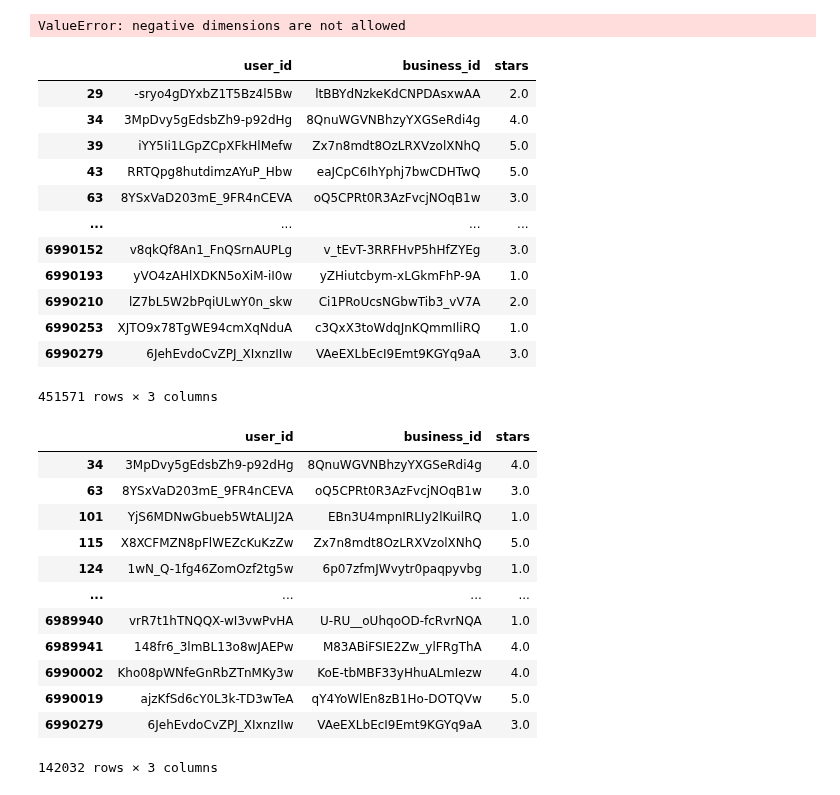
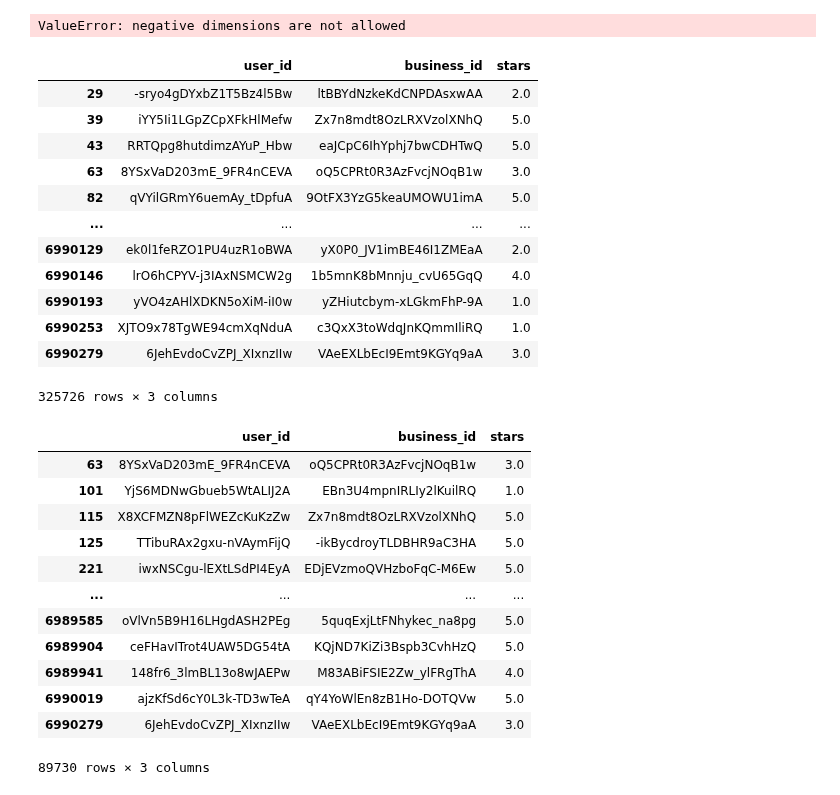
Before and after one commit to larasneves/ComplexDataAnalysis, a Jupyter notebook: baseline.ipynb, the cells around one changed output. Saved outputs shown, nothing was run; the diff lists cells and outputs as text; code cells hidden in the pictures.

```diff
--- a/baseline.ipynb
+++ b/baseline.ipynb
@@ -66,25 +66,25 @@ df_pivot = df_review.pivot_table(index='user_id', columns='business_id', values=
 # %% [output]
 ValueError: negative dimensions are not allowed
 # %%
-# Filtering the data just for Nashville
+# Filtering the data just for Restaurants in Nashville
 df_nashville = df_review.merge(df_business, how='left', on='business_id')
-df_nashville = df_nashville[df_nashville['city'] == 'Nashville']
+df_nashville = df_nashville[(df_nashville['city'] == 'Nashville') & (df_nashville['categories'].str.contains('Restaurants', na=False))]
 df_nashville = df_nashville[['user_id', 'business_id', 'stars_x']].rename(columns={'stars_x':'stars'})
 df_nashville
 # %% [output]
 |  | user_id | business_id | stars |
 | 29 | -sryo4gDYxbZ1T5Bz4l5Bw | ltBBYdNzkeKdCNPDAsxwAA | 2.0 |
-| 34 | 3MpDvy5gEdsbZh9-p92dHg | 8QnuWGVNBhzyYXGSeRdi4g | 4.0 |
 | 39 | iYY5Ii1LGpZCpXFkHlMefw | Zx7n8mdt8OzLRXVzolXNhQ | 5.0 |
 | 43 | RRTQpg8hutdimzAYuP_Hbw | eaJCpC6IhYphj7bwCDHTwQ | 5.0 |
 | 63 | 8YSxVaD203mE_9FR4nCEVA | oQ5CPRt0R3AzFvcjNOqB1w | 3.0 |
+| 82 | qVYilGRmY6uemAy_tDpfuA | 9OtFX3YzG5keaUMOWU1imA | 5.0 |
 | ... | ... | ... | ... |
-| 6990152 | v8qkQf8An1_FnQSrnAUPLg | v_tEvT-3RRFHvP5hHfZYEg | 3.0 |
+| 6990129 | ek0l1feRZO1PU4uzR1oBWA | yX0P0_JV1imBE46I1ZMEaA | 2.0 |
+| 6990146 | lrO6hCPYV-j3IAxNSMCW2g | 1b5mnK8bMnnju_cvU65GqQ | 4.0 |
 | 6990193 | yVO4zAHlXDKN5oXiM-iI0w | yZHiutcbym-xLGkmFhP-9A | 1.0 |
-| 6990210 | lZ7bL5W2bPqiULwY0n_skw | Ci1PRoUcsNGbwTib3_vV7A | 2.0 |
 | 6990253 | XJTO9x78TgWE94cmXqNduA | c3QxX3toWdqJnKQmmIliRQ | 1.0 |
 | 6990279 | 6JehEvdoCvZPJ_XIxnzIIw | VAeEXLbEcI9Emt9KGYq9aA | 3.0 |
-451571 rows × 3 columns
+325726 rows × 3 columns
 # %%
 # Filtering out users with less than 10 ratings
 user_counts = df_nashville['user_id'].value_counts()
@@ -93,18 +93,18 @@ df_nashville = df_nashville[df_nashville['user_id'].isin(user_to_keep)]
 df_nashville
 # %% [output]
 |  | user_id | business_id | stars |
-| 34 | 3MpDvy5gEdsbZh9-p92dHg | 8QnuWGVNBhzyYXGSeRdi4g | 4.0 |
 | 63 | 8YSxVaD203mE_9FR4nCEVA | oQ5CPRt0R3AzFvcjNOqB1w | 3.0 |
 | 101 | YjS6MDNwGbueb5WtALIJ2A | EBn3U4mpnIRLIy2lKuilRQ | 1.0 |
 | 115 | X8XCFMZN8pFlWEZcKuKzZw | Zx7n8mdt8OzLRXVzolXNhQ | 5.0 |
-| 124 | 1wN_Q-1fg46ZomOzf2tg5w | 6p07zfmJWvytr0paqpyvbg | 1.0 |
+| 125 | TTibuRAx2gxu-nVAymFijQ | -ikBycdroyTLDBHR9aC3HA | 5.0 |
+| 221 | iwxNSCgu-lEXtLSdPI4EyA | EDjEVzmoQVHzboFqC-M6Ew | 5.0 |
 | ... | ... | ... | ... |
-| 6989940 | vrR7t1hTNQQX-wI3vwPvHA | U-RU__oUhqoOD-fcRvrNQA | 1.0 |
+| 6989585 | oVlVn5B9H16LHgdASH2PEg | 5quqExjLtFNhykec_na8pg | 5.0 |
+| 6989904 | ceFHavITrot4UAW5DG54tA | KQjND7KiZi3Bspb3CvhHzQ | 5.0 |
 | 6989941 | 148fr6_3lmBL13o8wJAEPw | M83ABiFSIE2Zw_ylFRgThA | 4.0 |
-| 6990002 | Kho08pWNfeGnRbZTnMKy3w | KoE-tbMBF33yHhuALmIezw | 4.0 |
 | 6990019 | ajzKfSd6cY0L3k-TD3wTeA | qY4YoWlEn8zB1Ho-DOTQVw | 5.0 |
 | 6990279 | 6JehEvdoCvZPJ_XIxnzIIw | VAeEXLbEcI9Emt9KGYq9aA | 3.0 |
-142032 rows × 3 columns
+89730 rows × 3 columns
 # %%
 df_pivot = df_nashville.pivot_table(index='user_id', columns='business_id', values='stars', aggfunc='mean')
 df_pivot
```
Also changed, not shown: parts of 6 cells of this notebook.
